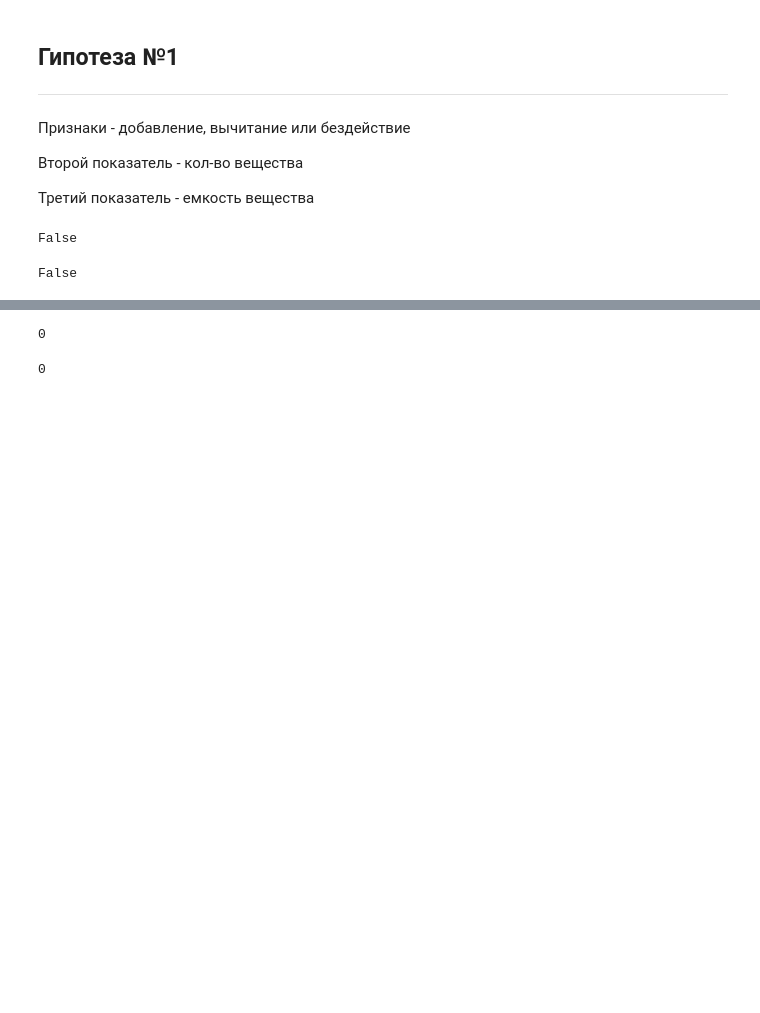
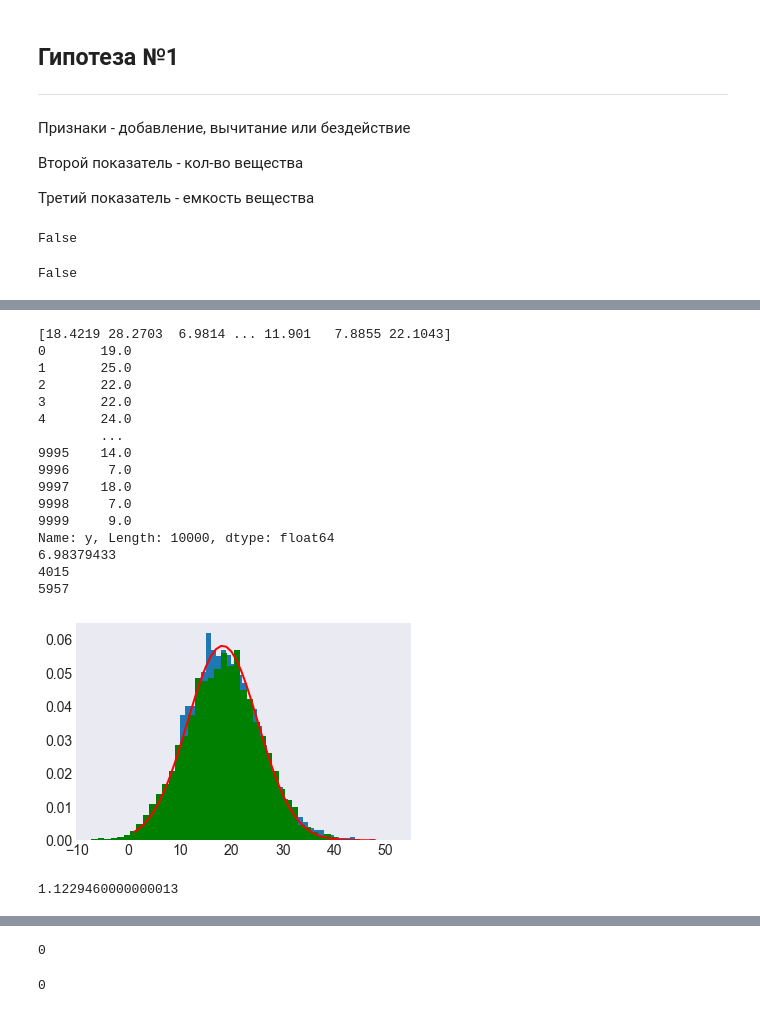
Before and after one commit to rw404/Kaggle_comp, a Jupyter notebook: Submissions/kaggle_compet.ipynb, the cells around one changed output, grey strips where cells are left out. Drawn from its saved outputs; the diff is of its cells as text; code cells hidden in the pictures; blank space fills up the shorter version.

```diff
--- a/Submissions/kaggle_compet.ipynb
+++ b/Submissions/kaggle_compet.ipynb
@@ -570,0 +692,7 @@ False
+# %%
+percents = np.zeros((101, 100))
+for i in range(10000):
+    for j in range(100):
+        if Matrix[i][3*j+1] != -1:
+            percents[int(Matrix[i][3*j+1])][j] += 1
+print(percents)
@@ -570,0 +707,51 @@ False
+# %%
+sum = np.zeros((10000))
+for j in range(10000):
+    for i in range(100):
+        if Correct_Matrix[j,3*i] == 1:
+            sum[j] += Correct_Matrix[j,3*i+2]*Correct_Matrix[j,3*i+1]/100
+        elif Correct_Matrix[j,3*i] == 3:
+            sum[j] -= Correct_Matrix[j,3*i+2]*Correct_Matrix[j,3*i+1]/100
+        #elif Correct_Matrix[j,3*i] == 2:
+        #    sum[j] += Correct_Matrix[j,3*i+2]
+        #elif Correct_Matrix[j,3*i] == 0:
+        #    sum[j] = Correct_Matrix[j,3*i+1]/100
+sum += 18.3
+print(sum)
+print(y)
+print(np.abs(y - sum).mean())
+sigma = 6.87
+mu = 18.3
+count, bins, ignored = plt.hist(y, 47, density=True)
+plt.plot(bins, 1/(sigma * np.sqrt(2 * np.pi)) *
+        np.exp( - (bins - mu)**2 / (2 * sigma**2) ),
+        linewidth=2, color='r')
+plt.hist(sum, 47, density=True, color='g')
+print(y.argmax())
+print(sum.argmax())
+plt.savefig('./3-1+.png')
+# %% [output]
+[18.4219 28.2703  6.9814 ... 11.901   7.8855 22.1043]
+0       19.0
+1       25.0
+2       22.0
+3       22.0
+4       24.0
+        ...
+9995    14.0
+9996     7.0
+9997    18.0
+9998     7.0
+9999     9.0
+Name: y, Length: 10000, dtype: float64
+6.98379433
+4015
+5957
+[figure, added]
+# %%
+sum = 0
+for i in range(100):
+    vec = Correct_Matrix.sum(axis = 1)/100
+print(Correct_Matrix.mean(axis = 0)[8])
+# %% [output]
+1.1229460000000013
```
Also changed, not shown: parts of 21 cells of this notebook, 1 other file.
